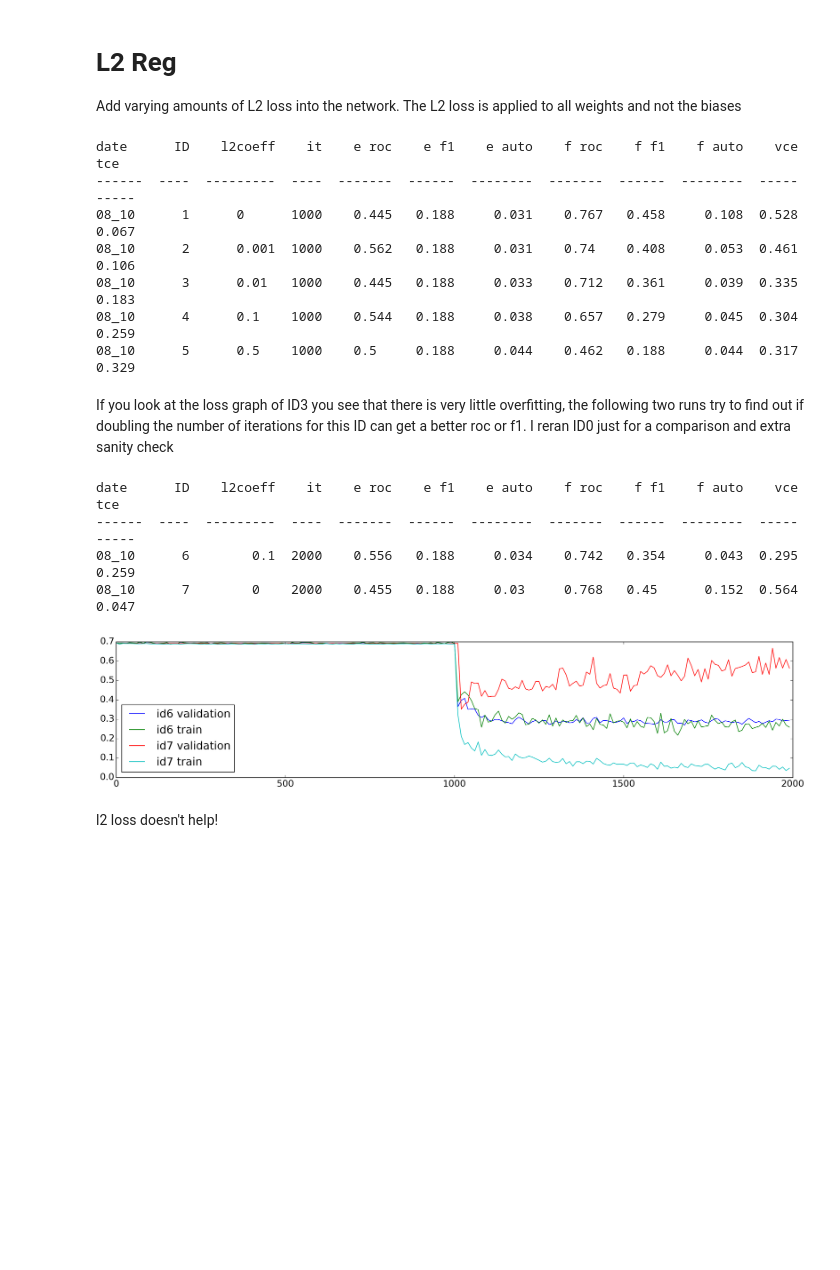
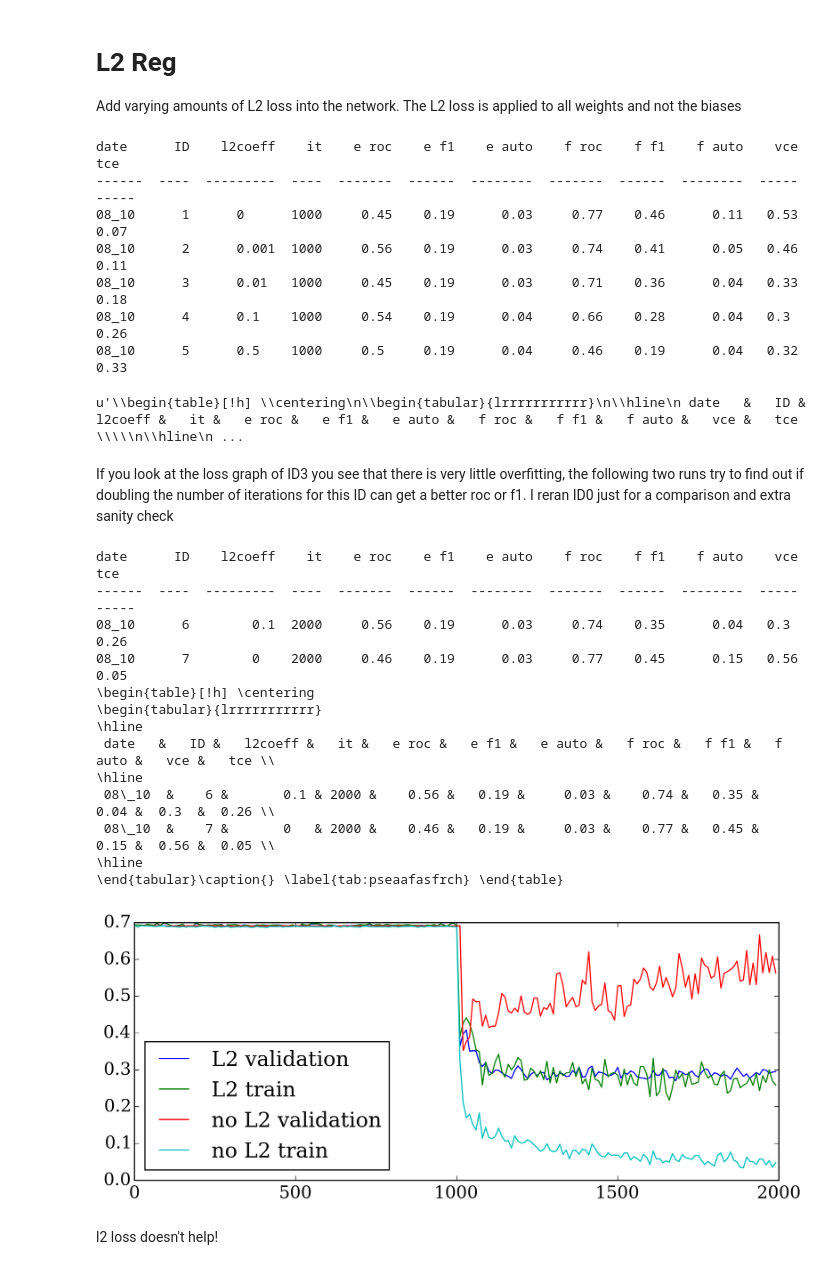
Before and after one commit to lotka/autofaces, a Jupyter notebook: notebooks/compareResults.ipynb, the cells around one changed output. Cells and saved outputs as stored; diff of their text form; code cells hidden in the pictures; blank space fills up the shorter version.

```diff
--- a/notebooks/compareResults.ipynb
+++ b/notebooks/compareResults.ipynb
@@ -27,11 +27,10 @@ def latex_wrap(table):
 
 def compare(l,date,
             group,types=None,headers=[],variables=[],
-            cross_entropy=False,latex=False,print_meta=True,quiet=True):
+            cross_entropy=False,latex=False,print_meta=True,quiet=True,p=2):
     if type(date) == str:
         date = [date]
     assert len(headers) == len(variables), 'Every variable needs a name!'
-    p = 2
     lines = []
     if headers == None:
         _headers = ()
@@ -39,10 +38,11 @@ def compare(l,date,
         if print_meta:
             _headers = ['date', 'ID']
         else:
-            _headers = []
+            _headers = ['i']
         _headers += headers + ['e roc', 'e f1','e auto', 'f roc', 'f f1','f auto']
         if cross_entropy:
             _headers += ['vce','tce']
+    i = 0
     for ID in l:
         for d in date:
             out_stream = ''
@@ -64,6 +64,8 @@ def compare(l,date,
             try:
                 if print_meta:
                     out_stream += d[5:10] + ' ' + str(ID) + ' '
+                else:
+                    out_stream += str(i)+ ' '
                 for v in variables:
                     try:
                         out_stream += str(nested_dict_read(v,r.config)) + ' '
@@ -73,14 +75,15 @@ def compare(l,date,
                 ef1, eroc = r.get_f1_roc('test',model='early')
                 ff1, froc = r.get_f1_roc('test',model='final')
                 out_stream += str(round(eroc,p))+' '+str(round(ef1,p))+' '
-                out_stream += str(round(r.early_model['true_autoencoder_loss'],p)) + ' '
+                out_stream += str(round(r.early_model['autoencoder_loss'],p)) + ' '
                 out_stream += str(round(froc,p))+' '+str(round(ff1,p)) + ' '
-                out_stream += str(round(r.final_model['true_autoencoder_loss'],p))
+                out_stream += str(round(r.final_model['autoencoder_loss'],p))
                 if cross_entropy:
                     out_stream += ' '
                     out_stream += str(round(r.cent_axis[0,-1],p)) + ' '
                     out_stream += str(round(r.cent_axis[1,-1],p))
                 out_stream += '\n'
+                i += 1
             except AttributeError as ae:
                 pass
             lines.append(out_stream.split(' '))
@@ -145,29 +148,48 @@ compare([1,2,3,4,5],date='2016_08_10',group='l2loss',headers=headers,variables=v
 # %% [output]
 date      ID    l2coeff    it    e roc    e f1    e auto    f roc    f f1    f auto    vce    tce
 ------  ----  ---------  ----  -------  ------  --------  -------  ------  --------  -----  -----
-08_10      1      0      1000    0.445   0.188     0.031    0.767   0.458     0.108  0.528  0.067
-08_10      2      0.001  1000    0.562   0.188     0.031    0.74    0.408     0.053  0.461  0.106
-08_10      3      0.01   1000    0.445   0.188     0.033    0.712   0.361     0.039  0.335  0.183
-08_10      4      0.1    1000    0.544   0.188     0.038    0.657   0.279     0.045  0.304  0.259
-08_10      5      0.5    1000    0.5     0.188     0.044    0.462   0.188     0.044  0.317  0.329
+08_10      1      0      1000     0.45    0.19      0.03     0.77    0.46      0.11   0.53   0.07
+08_10      2      0.001  1000     0.56    0.19      0.03     0.74    0.41      0.05   0.46   0.11
+08_10      3      0.01   1000     0.45    0.19      0.03     0.71    0.36      0.04   0.33   0.18
+08_10      4      0.1    1000     0.54    0.19      0.04     0.66    0.28      0.04   0.3    0.26
+08_10      5      0.5    1000     0.5     0.19      0.04     0.46    0.19      0.04   0.32   0.33
+u'\\begin{table}[!h] \\centering\n\\begin{tabular}{lrrrrrrrrrrr}\n\\hline\n date   &   ID &   l2coeff &   it &   e roc &   e f1 &   e auto &   f roc &   f f1 &   f auto &   vce &   tce \\\\\n\\hline\n ...
 # %% [markdown]
 If you look at the loss graph of ID3 you see that there is very little overfitting, the following two runs try to find out if doubling the number of iterations for this ID can get a better roc or f1. I reran ID0 just for a comparison and extra sanity check
 # %%
-compare([6,7],date='2016_08_10',group='l2loss',headers=headers,variables=variables,cross_entropy=True)
+print compare([6,7],date='2016_08_10',group='l2loss',headers=headers,variables=variables,cross_entropy=True)
+
+import matplotlib
+matplotlib.rcParams['figure.figsize'] = (10.0, 4.0)
+matplotlib.rcParams['savefig.dpi'] = 600
+matplotlib.rcParams['font.size'] = 15
+matplotlib.rcParams['font.family'] = 'serif'
+matplotlib.rcParams['figure.dpi'] = 400
+
 id6 = Results('2016_08_10',6,local=False,experiment_group='l2loss')
 id7 = Results('2016_08_10',7,local=False,experiment_group='l2loss')
-plt.plot(id6.x_axis,id6.cent_axis[0],label='id6 validation')
-plt.plot(id6.x_axis,id6.cent_axis[1],label='id6 train')
-plt.plot(id7.x_axis,id7.cent_axis[0],label='id7 validation')
-plt.plot(id7.x_axis,id7.cent_axis[1],label='id7 train')
+plt.plot(id6.x_axis,id6.cent_axis[0],label='L2 validation')
+plt.plot(id6.x_axis,id6.cent_axis[1],label='L2 train')
+plt.plot(id7.x_axis,id7.cent_axis[0],label='no L2 validation')
+plt.plot(id7.x_axis,id7.cent_axis[1],label='no L2 train')
 plt.legend(loc=3)
+plt.savefig('../report_final/figures/l2.pdf',pad_inches=0.1)
 plt.show()
 # %% [output]
 date      ID    l2coeff    it    e roc    e f1    e auto    f roc    f f1    f auto    vce    tce
 ------  ----  ---------  ----  -------  ------  --------  -------  ------  --------  -----  -----
-08_10      6        0.1  2000    0.556   0.188     0.034    0.742   0.354     0.043  0.295  0.259
-08_10      7        0    2000    0.455   0.188     0.03     0.768   0.45      0.152  0.564  0.047
+08_10      6        0.1  2000     0.56    0.19      0.03     0.74    0.35      0.04   0.3    0.26
+08_10      7        0    2000     0.46    0.19      0.03     0.77    0.45      0.15   0.56   0.05
+\begin{table}[!h] \centering
+\begin{tabular}{lrrrrrrrrrrr}
+\hline
+ date   &   ID &   l2coeff &   it &   e roc &   e f1 &   e auto &   f roc &   f f1 &   f auto &   vce &   tce \\
+\hline
+ 08\_10  &    6 &       0.1 & 2000 &    0.56 &   0.19 &     0.03 &    0.74 &   0.35 &     0.04 &  0.3  &  0.26 \\
+ 08\_10  &    7 &       0   & 2000 &    0.46 &   0.19 &     0.03 &    0.77 &   0.45 &     0.15 &  0.56 &  0.05 \\
+\hline
+\end{tabular}\caption{} \label{tab:pseaafasfrch} \end{table}
-[figure, old version]
+[figure, new version]
 # %% [markdown]
 l2 loss doesn't help!
 # %% [markdown]
```
Also changed, not shown: parts of 7 cells of this notebook, 18 other files.
